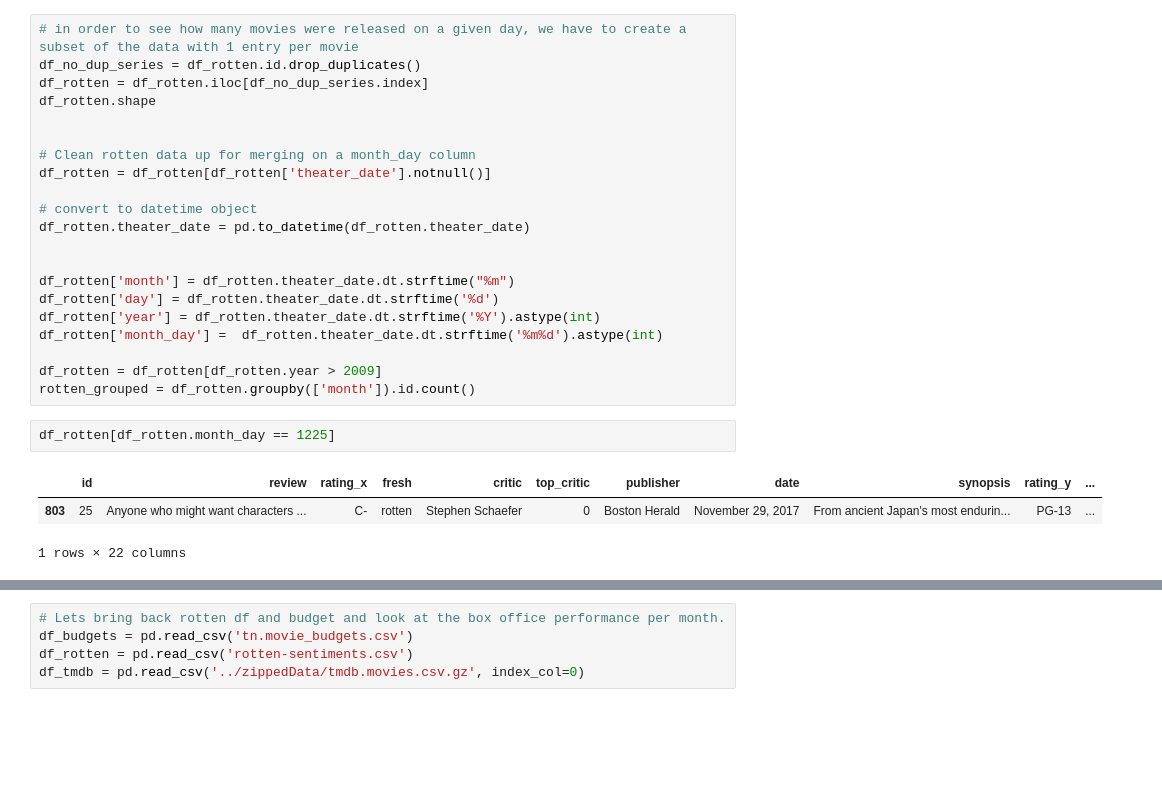
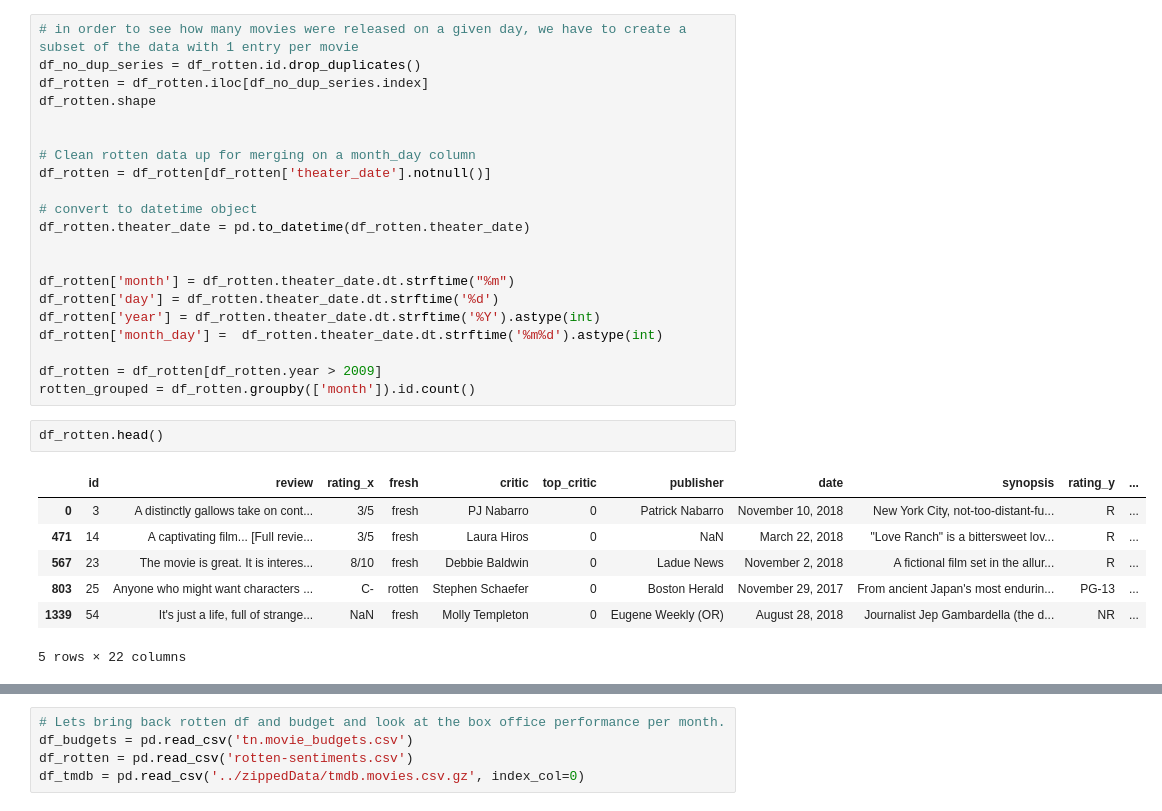
Before and after one commit to SlimHintz/movie-data-eda, a Jupyter notebook: timEda/time-series-analyses.ipynb, the cells around one changed output, grey strips where cells are left out. Saved outputs shown, nothing was run; the diff lists cells and outputs as text; blank space fills up the shorter version.

```diff
--- a/timEda/time-series-analyses.ipynb
+++ b/timEda/time-series-analyses.ipynb
@@ -60,12 +61,16 @@ df_rotten['month_day'] =  df_rotten.theater_date.dt.strftime('%m%d').astype(int)
 
 df_rotten = df_rotten[df_rotten.year > 2009]
 rotten_grouped = df_rotten.groupby(['month']).id.count()
-# %%
-df_rotten[df_rotten.month_day == 1225]
-# %% [output]
-|  | id | review | rating_x | fresh | critic | top_critic | publisher | date | synopsis | rating_y | ... |
-| 803 | 25 | Anyone who might want characters ... | C- | rotten | Stephen Schaefer | 0 | Boston Herald | November 29, 2017 | From ancient Japan's most endurin... | PG-13 | ... |
-1 rows × 22 columns
+# %%
+df_rotten.head()
+# %% [output]
+|  | id | review | rating_x | fresh | critic | top_critic | publisher | date | synopsis | rating_y | ... |
+| 0 | 3 | A distinctly gallows take on cont... | 3/5 | fresh | PJ Nabarro | 0 | Patrick Nabarro | November 10, 2018 | New York City, not-too-distant-fu... | R | ... |
+| 471 | 14 | A captivating film... [Full revie... | 3/5 | fresh | Laura Hiros | 0 | NaN | March 22, 2018 | "Love Ranch" is a bittersweet lov... | R | ... |
+| 567 | 23 | The movie is great. It is interes... | 8/10 | fresh | Debbie Baldwin | 0 | Ladue News | November 2, 2018 | A fictional film set in the allur... | R | ... |
+| 803 | 25 | Anyone who might want characters ... | C- | rotten | Stephen Schaefer | 0 | Boston Herald | November 29, 2017 | From ancient Japan's most endurin... | PG-13 | ... |
+| 1339 | 54 | It's just a life, full of strange... | NaN | fresh | Molly Templeton | 0 | Eugene Weekly (OR) | August 28, 2018 | Journalist Jep Gambardella (the d... | NR | ... |
+5 rows × 22 columns
 # %%
 # I have 3 series that I would like to turn into 1 long series of their sums
 monthly_series = rotten_grouped + budgets_grouped + tmdb_grouped
```
Also changed, not shown: parts of 10 cells of this notebook, 21 other files.
